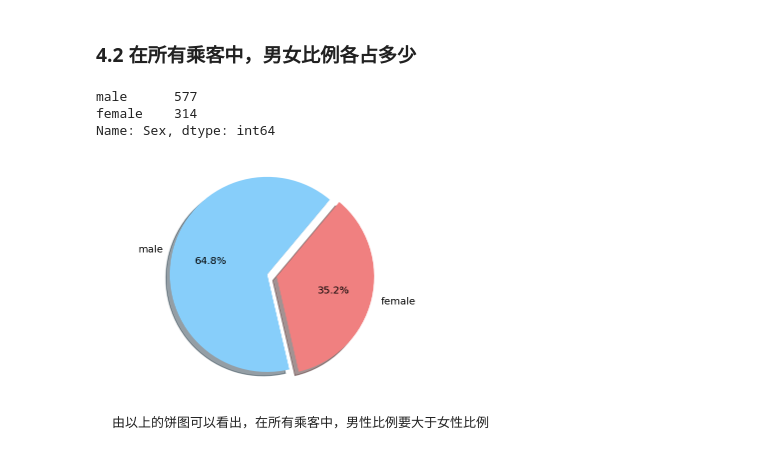
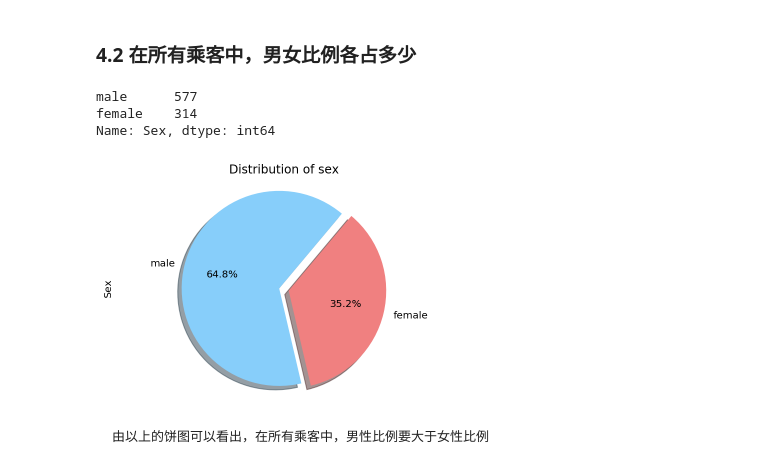
Before and after one commit to shenzuoxin1990/Udacity-data_analysis, a Jupyter notebook: project4.ipynb, the cells around one changed output. Drawn from its saved outputs; the diff is of its cells as text; code cells hidden in the pictures.

```diff
--- a/project4.ipynb
+++ b/project4.ipynb
@@ -77,23 +124,24 @@ plt.scatter(age_axis_x, fare_axis_y)
 # %%
 # 在所有乘客中，男女比例各占多少
 sex_analy_data = ori_data['Sex'].value_counts()
 print sex_analy_data
 
-labels = sex_analy_data.index
-sizes = sex_analy_data.values
+#labels = sex_analy_data.index
+#sizes = sex_analy_data.values
 colors = 'lightskyblue', 'lightcoral'
 explode = 0, 0.1
 
 # 绘制男女比例的饼图，
 # 参考文章：https://www.cnblogs.com/nxld/p/7435930.html
-plt.pie(sizes, explode=explode, labels=labels, colors=colors, autopct='%1.1f%%', shadow=True, startangle=50)
+#plt.pie(sizes, explode=explode, labels=labels, colors=colors, autopct='%1.1f%%', shadow=True, startangle=50)
+sex_analy_data.plot(kind='pie', explode=explode, colors=colors, autopct='%1.1f%%', shadow=True, startangle=50)
 plt.axis('equal')
-plt.show()
+plt.title('Distribution of sex');
 # %% [output]
 male      577
 female    314
 Name: Sex, dtype: int64
-[figure, old version]
+[figure, new version]
 # %% [markdown]
     由以上的饼图可以看出，在所有乘客中，男性比例要大于女性比例
 # %% [markdown]
```
Also changed, not shown: parts of 15 cells of this notebook, 1 other file.
